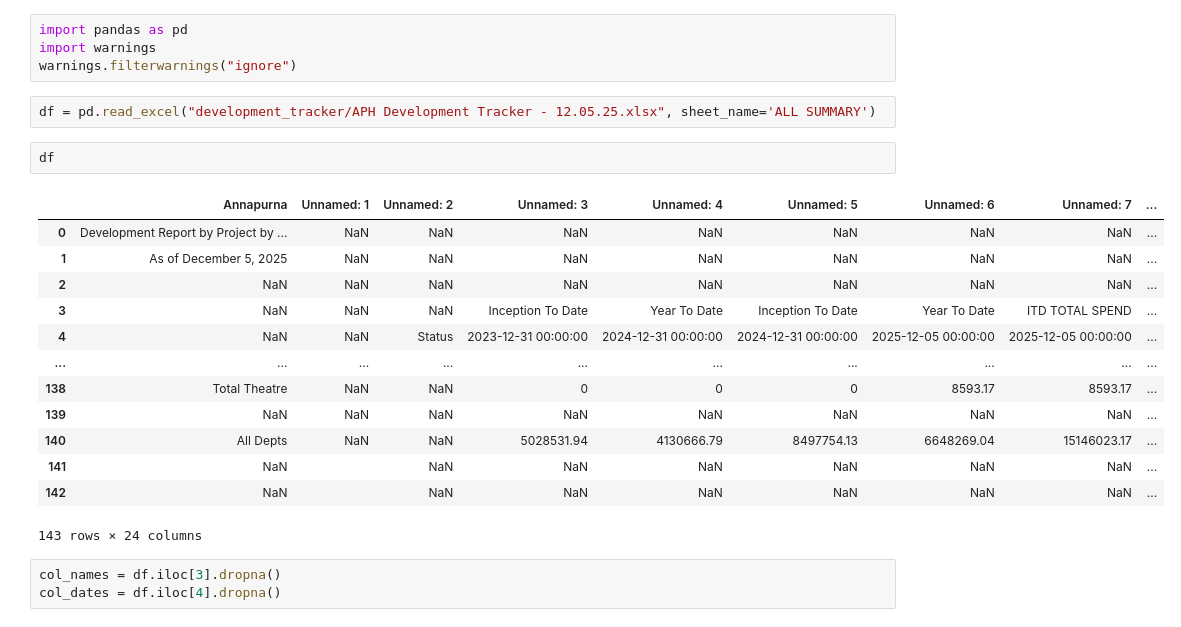
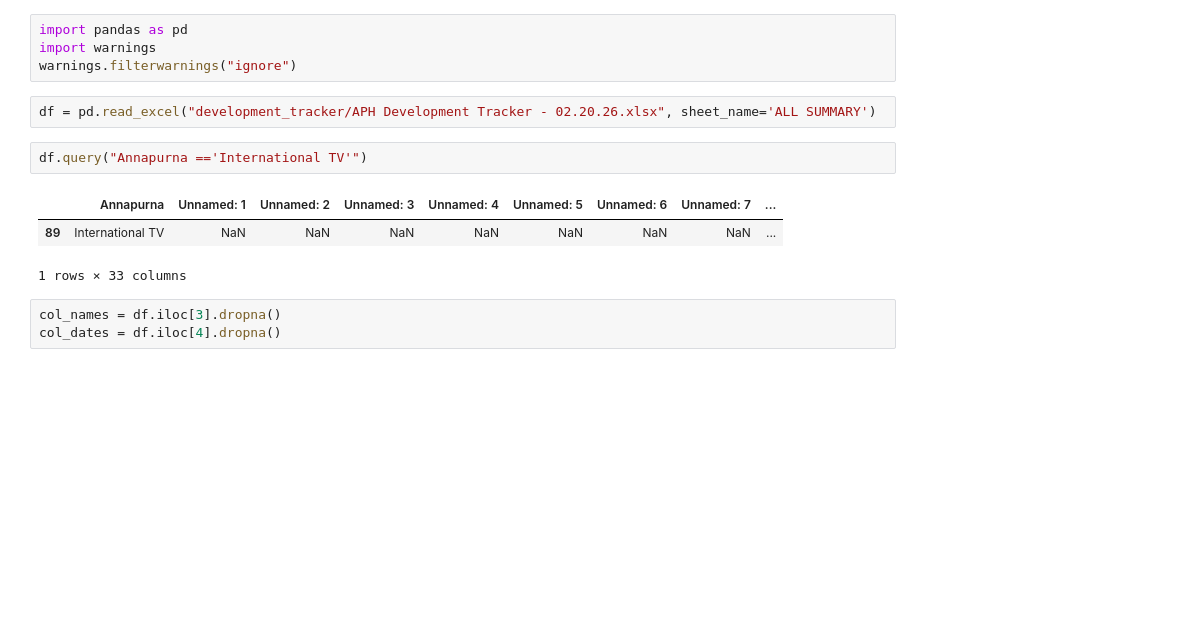
Before and after one commit to dougsack/Release-Calendar-EDA, a Jupyter notebook: Development Tracker - SUMMARY_ETL.ipynb, the cells around one changed output. Saved outputs shown, nothing was run; the diff lists cells and outputs as text; blank space fills up the shorter version.

```diff
--- a/Development Tracker - SUMMARY_ETL.ipynb
+++ b/Development Tracker - SUMMARY_ETL.ipynb
@@ -3,23 +3,13 @@ import pandas as pd
 import warnings
 warnings.filterwarnings("ignore")
 # %%
-df = pd.read_excel("development_tracker/APH Development Tracker - 12.05.25.xlsx", sheet_name='ALL SUMMARY')
+df = pd.read_excel("development_tracker/APH Development Tracker - 02.20.26.xlsx", sheet_name='ALL SUMMARY')
 # %%
-df
+df.query("Annapurna =='International TV'")
 # %% [output]
 |  | Annapurna | Unnamed: 1 | Unnamed: 2 | Unnamed: 3 | Unnamed: 4 | Unnamed: 5 | Unnamed: 6 | Unnamed: 7 | ... |
-| 0 | Development Report by Project by ... | NaN | NaN | NaN | NaN | NaN | NaN | NaN | ... |
-| 1 | As of December 5, 2025 | NaN | NaN | NaN | NaN | NaN | NaN | NaN | ... |
-| 2 | NaN | NaN | NaN | NaN | NaN | NaN | NaN | NaN | ... |
-| 3 | NaN | NaN | NaN | Inception To Date | Year To Date | Inception To Date | Year To Date | ITD TOTAL SPEND | ... |
-| 4 | NaN | NaN | Status | 2023-12-31 00:00:00 | 2024-12-31 00:00:00 | 2024-12-31 00:00:00 | 2025-12-05 00:00:00 | 2025-12-05 00:00:00 | ... |
-| ... | ... | ... | ... | ... | ... | ... | ... | ... | ... |
-| 138 | Total Theatre | NaN | NaN | 0 | 0 | 0 | 8593.17 | 8593.17 | ... |
-| 139 | NaN | NaN | NaN | NaN | NaN | NaN | NaN | NaN | ... |
-| 140 | All Depts | NaN | NaN | 5028531.94 | 4130666.79 | 8497754.13 | 6648269.04 | 15146023.17 | ... |
-| 141 | NaN |  | NaN | NaN | NaN | NaN | NaN | NaN | ... |
-| 142 | NaN |  | NaN | NaN | NaN | NaN | NaN | NaN | ... |
+| 89 | International TV | NaN | NaN | NaN | NaN | NaN | NaN | NaN | ... |
-143 rows × 24 columns
+1 rows × 33 columns
 # %%
 col_names = df.iloc[3].dropna()
 col_dates = df.iloc[4].dropna()
```
Also changed, not shown: parts of 35 cells of this notebook, 16 other files.
